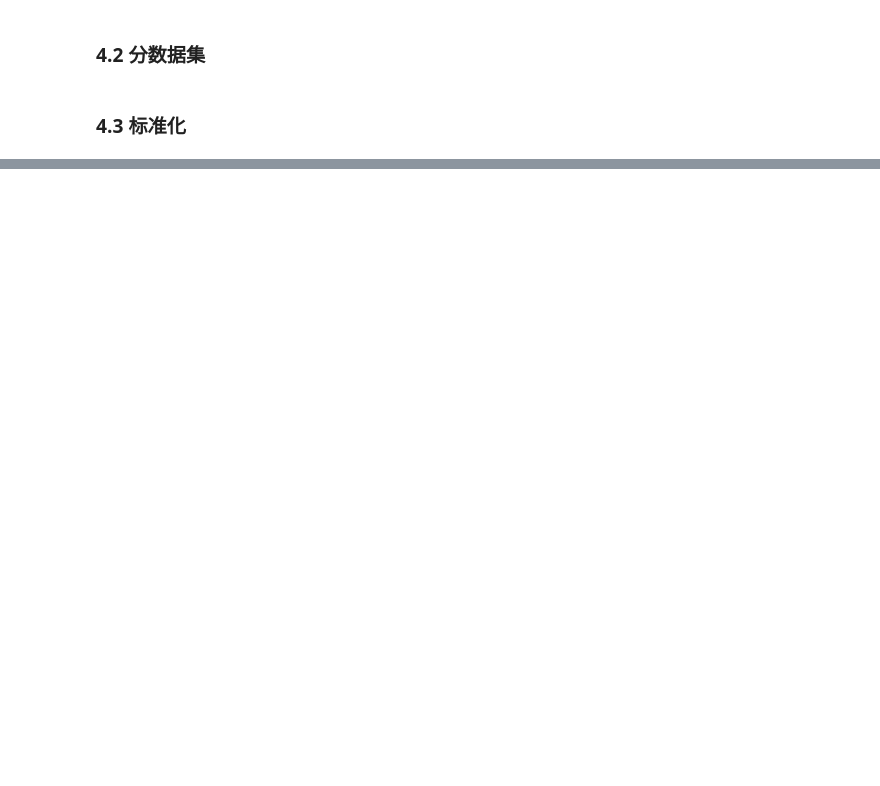
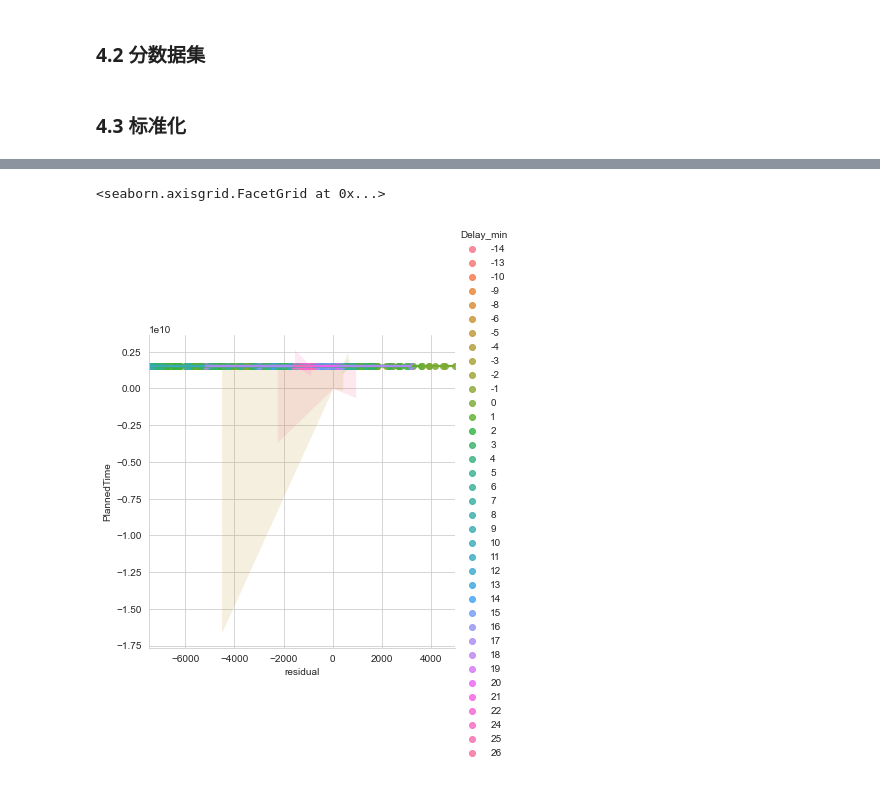
Before and after one commit to Xiaomut/RAS_TCP-Predict, a Jupyter notebook: exp1.ipynb, the cells around one changed output, grey strips where cells are left out. Cells and saved outputs as stored; diff of their text form; code cells hidden in the pictures; blank space fills up the shorter version.

```diff
--- a/exp1.ipynb
+++ b/exp1.ipynb
@@ -14,6 +14,9 @@ import matplotlib.pyplot as plt
 
 import warnings
 warnings.filterwarnings('ignore')
+
+import seaborn as sns
+sns.set_style("whitegrid")
 # %%
 temp_data_1 = pd.read_excel('./data1/First_cut_ExampleData.xlsx')
 temp_data_1.head()
@@ -358,0 +347,5 @@ labels = process_data[['Delay_min']]
+# %%
+# 需要将状态转换成int型，因此对其one-hot化
+df_activity = pd.get_dummies(process_data['Activity'])
+process_data_final = pd.concat([process_data, df_activity], axis=1)
+process_data_final
@@ -515,0 +542,7 @@ array([[ 5.61960086],
+# %%
+
+
+sns.lmplot(x="residual", y="PlannedTime", data=process_data_final, hue='Delay_min', size=5,order=1)
+# %% [output]
+<seaborn.axisgrid.FacetGrid at 0x...>
+[figure, added]
```
Also changed, not shown: parts of 25 cells of this notebook.
